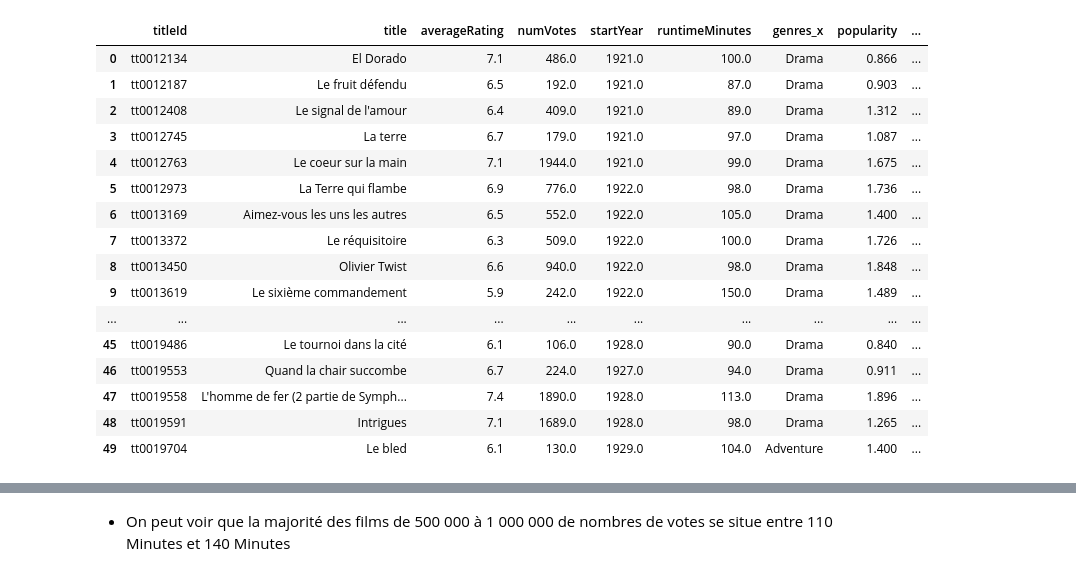
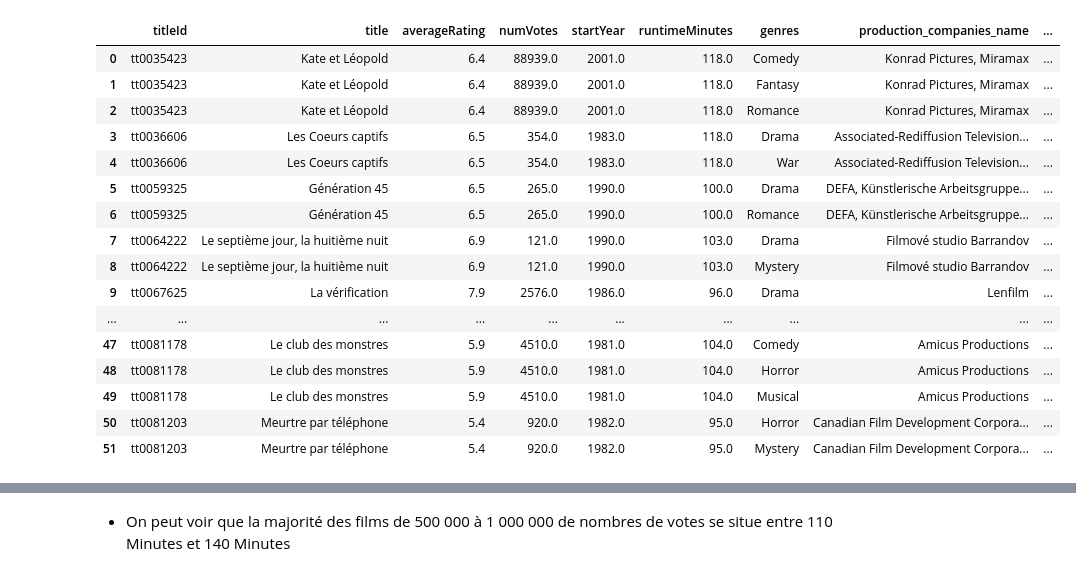
Before and after one commit to Patrick-NII/Projet-Data-IA, a Jupyter notebook: Merged_all_tables/merged_all_tables.ipynb, the cells around one changed output, grey strips where cells are left out. Saved outputs shown, nothing was run; the diff lists cells and outputs as text; code cells hidden in the pictures.

```diff
--- a/Merged_all_tables/merged_all_tables.ipynb
+++ b/Merged_all_tables/merged_all_tables.ipynb
@@ -9,7 +9,7 @@ from sklearn.metrics import silhouette_score
 from mpl_toolkits.mplot3d import Axes3D
 import plotly.graph_objects as go
 # %%
-df_merged = pd.read_csv('D:\\Projo\\Projet-Data-IA\\Merged_all_tables\\merged_all_tables.csv', sep=',')
+df_merged = pd.read_csv('D:\\Projo\\Projet-Data-IA\\Merged_all_tables\\merged_final.csv', sep=',')
 # %%
 
 # def minutes_to_hours_minutes(minutes):
@@ -23,40 +23,41 @@ df_merged = pd.read_csv('D:\\Projo\\Projet-Data-IA\\Merged_all_tables\\merged_al
 # %%
 # Jointures des tables title et merged_all_tables pour récupérer les valeurs de la colonne genres
 
-df_del_cols = pd.read_csv('D:\\Projo\\Projet-Data-IA\\title_del_cols.csv', sep=',')
-df_merged = pd.merge(df_merged, df_del_cols, left_on='titleId', right_on='tconst', how='left')
+# df_del_cols = pd.read_csv('D:\\Projo\\Projet-Data-IA\\title_del_cols.csv', sep=',')
+# df_merged = pd.merge(df_merged, df_del_cols, left_on='titleId', right_on='tconst', how='left')
 # %%
-def clean_actors_list(actors_list):
-    # Convertir la liste en un ensemble pour supprimer les doublons, puis trier
-    unique_actors = sorted(set(actors_list))
-    # Convertir l'ensemble trié en une chaîne de caractères séparée par des virgules
-    cleaned_list = ', '.join(unique_actors)
-    return cleaned_list
+# def clean_actors_list(actors_list):
+#     # Convertir la liste en un ensemble pour supprimer les doublons, puis trier
+#     unique_actors = sorted(set(actors_list))
+#     # Convertir l'ensemble trié en une chaîne de caractères séparée par des virgules
+#     cleaned_list = ', '.join(unique_actors)
+#     return cleaned_list
 
-# Appliquer la fonction à chaque élément de la colonne "Actors_Actresses"
-df_merged['Actors_Actresses'] = df_merged['Actors_Actresses'].apply(eval).apply(clean_actors_list)
-df_merged['production_companies_name'] = df_merged['production_companies_name'].apply(eval).apply(clean_actors_list)
+# # Appliquer la fonction à chaque élément de la colonne "Actors_Actresses"
+# df_merged['Actors_Actresses'] = df_merged['Actors_Actresses'].apply(eval).apply(clean_actors_list)
+# df_merged['production_companies_name'] = df_merged['production_companies_name'].apply(eval).apply(clean_actors_list)
 
 # Suppression des colonnes inutiles pour l'analyse
-df_merged.drop(columns=['overview', 'poster_path', 'backdrop_path'], inplace=True)
+df_merged.drop(columns=['overview', 'poster_path', 'backdrop_path', 'popularity', 'nconst_director'], inplace=True)
+df_merged.dropna(inplace=True)
 
 df_merged.head(50)
 # %% [output]
-|  | titleId | title | averageRating | numVotes | startYear | runtimeMinutes | genres_x | popularity | ... |
-| 0 | tt0012134 | El Dorado | 7.1 | 486.0 | 1921.0 | 100.0 | Drama | 0.866 | ... |
-| 1 | tt0012187 | Le fruit défendu | 6.5 | 192.0 | 1921.0 | 87.0 | Drama | 0.903 | ... |
-| 2 | tt0012408 | Le signal de l'amour | 6.4 | 409.0 | 1921.0 | 89.0 | Drama | 1.312 | ... |
-| 3 | tt0012745 | La terre | 6.7 | 179.0 | 1921.0 | 97.0 | Drama | 1.087 | ... |
-| 4 | tt0012763 | Le coeur sur la main | 7.1 | 1944.0 | 1921.0 | 99.0 | Drama | 1.675 | ... |
-| 5 | tt0012973 | La Terre qui flambe | 6.9 | 776.0 | 1922.0 | 98.0 | Drama | 1.736 | ... |
-| 6 | tt0013169 | Aimez-vous les uns les autres | 6.5 | 552.0 | 1922.0 | 105.0 | Drama | 1.400 | ... |
-| 7 | tt0013372 | Le réquisitoire | 6.3 | 509.0 | 1922.0 | 100.0 | Drama | 1.726 | ... |
-| 8 | tt0013450 | Olivier Twist | 6.6 | 940.0 | 1922.0 | 98.0 | Drama | 1.848 | ... |
-| 9 | tt0013619 | Le sixième commandement | 5.9 | 242.0 | 1922.0 | 150.0 | Drama | 1.489 | ... |
+|  | titleId | title | averageRating | numVotes | startYear | runtimeMinutes | genres | production_companies_name | ... |
+| 0 | tt0035423 | Kate et Léopold | 6.4 | 88939.0 | 2001.0 | 118.0 | Comedy | Konrad Pictures, Miramax | ... |
+| 1 | tt0035423 | Kate et Léopold | 6.4 | 88939.0 | 2001.0 | 118.0 | Fantasy | Konrad Pictures, Miramax | ... |
+| 2 | tt0035423 | Kate et Léopold | 6.4 | 88939.0 | 2001.0 | 118.0 | Romance | Konrad Pictures, Miramax | ... |
+| 3 | tt0036606 | Les Coeurs captifs | 6.5 | 354.0 | 1983.0 | 118.0 | Drama | Associated-Rediffusion Television... | ... |
+| 4 | tt0036606 | Les Coeurs captifs | 6.5 | 354.0 | 1983.0 | 118.0 | War | Associated-Rediffusion Television... | ... |
+| 5 | tt0059325 | Génération 45 | 6.5 | 265.0 | 1990.0 | 100.0 | Drama | DEFA, Künstlerische Arbeitsgruppe... | ... |
+| 6 | tt0059325 | Génération 45 | 6.5 | 265.0 | 1990.0 | 100.0 | Romance | DEFA, Künstlerische Arbeitsgruppe... | ... |
+| 7 | tt0064222 | Le septième jour, la huitième nuit | 6.9 | 121.0 | 1990.0 | 103.0 | Drama | Filmové studio Barrandov | ... |
+| 8 | tt0064222 | Le septième jour, la huitième nuit | 6.9 | 121.0 | 1990.0 | 103.0 | Mystery | Filmové studio Barrandov | ... |
+| 9 | tt0067625 | La vérification | 7.9 | 2576.0 | 1986.0 | 96.0 | Drama | Lenfilm | ... |
 | ... | ... | ... | ... | ... | ... | ... | ... | ... | ... |
-| 45 | tt0019486 | Le tournoi dans la cité | 6.1 | 106.0 | 1928.0 | 90.0 | Drama | 0.840 | ... |
-| 46 | tt0019553 | Quand la chair succombe | 6.7 | 224.0 | 1927.0 | 94.0 | Drama | 0.911 | ... |
-| 47 | tt0019558 | L'homme de fer (2 partie de Symph... | 7.4 | 1890.0 | 1928.0 | 113.0 | Drama | 1.896 | ... |
-| 48 | tt0019591 | Intrigues | 7.1 | 1689.0 | 1928.0 | 98.0 | Drama | 1.265 | ... |
-| 49 | tt0019704 | Le bled | 6.1 | 130.0 | 1929.0 | 104.0 | Adventure | 1.400 | ... |
+| 47 | tt0081178 | Le club des monstres | 5.9 | 4510.0 | 1981.0 | 104.0 | Comedy | Amicus Productions | ... |
+| 48 | tt0081178 | Le club des monstres | 5.9 | 4510.0 | 1981.0 | 104.0 | Horror | Amicus Productions | ... |
+| 49 | tt0081178 | Le club des monstres | 5.9 | 4510.0 | 1981.0 | 104.0 | Musical | Amicus Productions | ... |
+| 50 | tt0081203 | Meurtre par téléphone | 5.4 | 920.0 | 1982.0 | 95.0 | Horror | Canadian Film Development Corpora... | ... |
+| 51 | tt0081203 | Meurtre par téléphone | 5.4 | 920.0 | 1982.0 | 95.0 | Mystery | Canadian Film Development Corpora... | ... |
 # %%
```
Also changed, not shown: parts of 18 cells of this notebook.
